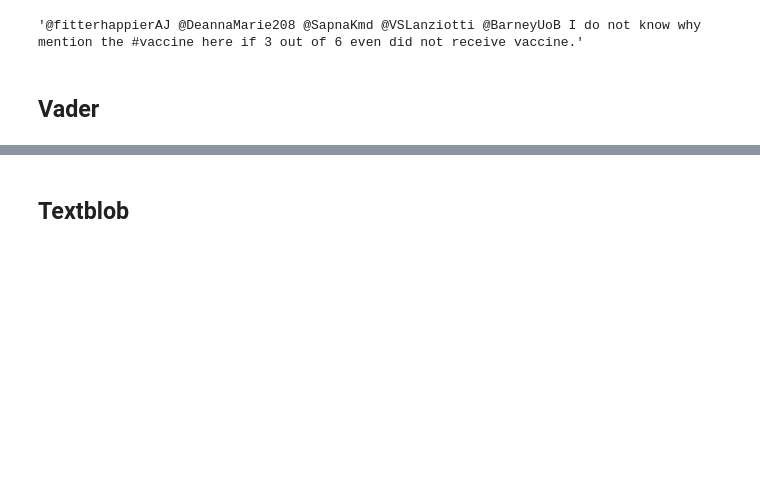
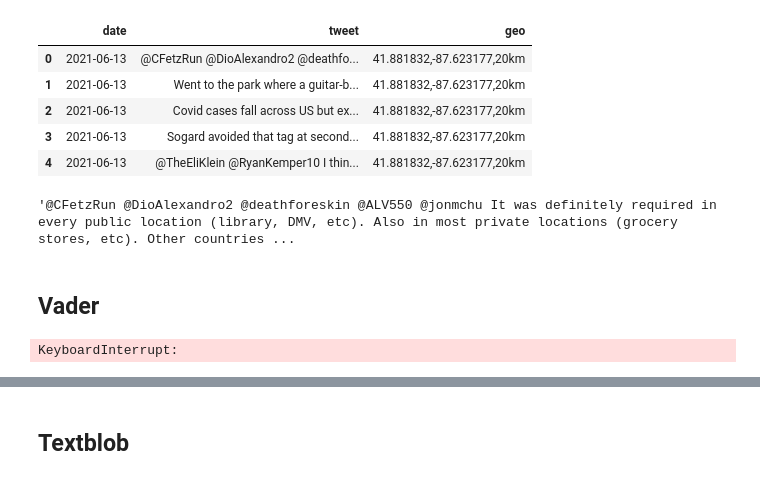
Before and after one commit to christisarv/2021-covid-vaccine-analysis, a Jupyter notebook: Sentiment_Scratch.ipynb, the cells around one changed output, grey strips where cells are left out. Cells and saved outputs as stored; diff of their text form; code cells hidden in the pictures; blank space fills up the shorter version.

Commit message:
worked on twint data gathering

```diff
--- a/Sentiment_Scratch.ipynb
+++ b/Sentiment_Scratch.ipynb
@@ -4,4 +4,6 @@ from vaderSentiment.vaderSentiment import SentimentIntensityAnalyzer
 from textblob import TextBlob
 pd.set_option('display.max_colwidth', -1)
 import re
+# %%
+df = pd.read_csv('twint_sentiment_test.csv', usecols=['date', 'tweet', 'geo'])
 # %%
@@ -9,10 +11,22 @@ df = pd.read_csv('test.csv')
+# %%
+df.head()
+# %% [output]
+|  | date | tweet | geo |
+| 0 | 2021-06-13 | @CFetzRun @DioAlexandro2 @deathfo... | 41.881832,-87.623177,20km |
+| 1 | 2021-06-13 | Went to the park where a guitar-b... | 41.881832,-87.623177,20km |
+| 2 | 2021-06-13 | Covid cases fall across US but ex... | 41.881832,-87.623177,20km |
+| 3 | 2021-06-13 | Sogard avoided that tag at second... | 41.881832,-87.623177,20km |
+| 4 | 2021-06-13 | @TheEliKlein @RyanKemper10 I thin... | 41.881832,-87.623177,20km |
 # %%
-tweets = list(df['text'])
+tweets = list(df['tweet'])
 tweets[0]
 # %% [output]
-'@fitterhappierAJ @DeannaMarie208 @SapnaKmd @VSLanziotti @BarneyUoB I do not know why mention the #vaccine here if 3 out of 6 even did not receive vaccine.'
+'@CFetzRun @DioAlexandro2 @deathforeskin @ALV550 @jonmchu It was definitely required in every public location (library, DMV, etc). Also in most private locations (grocery stores, etc). Other countries ...
 # %% [markdown]
 ## Vader
 # %%
 analyzer = SentimentIntensityAnalyzer()
-df['vader_scores'] = df['text'].apply(lambda text: analyzer.polarity_scores(text))
+df['vader_scores'] = df['tweet'].apply(lambda text: analyzer.polarity_scores(tweets))
+df['compound'] = df['vader_scores'].apply(lambda score_dict: score_dict['compound'])
+# %% [output]
+KeyboardInterrupt:
```
Also changed, not shown: parts of 5 cells of this notebook, 5 other files.
